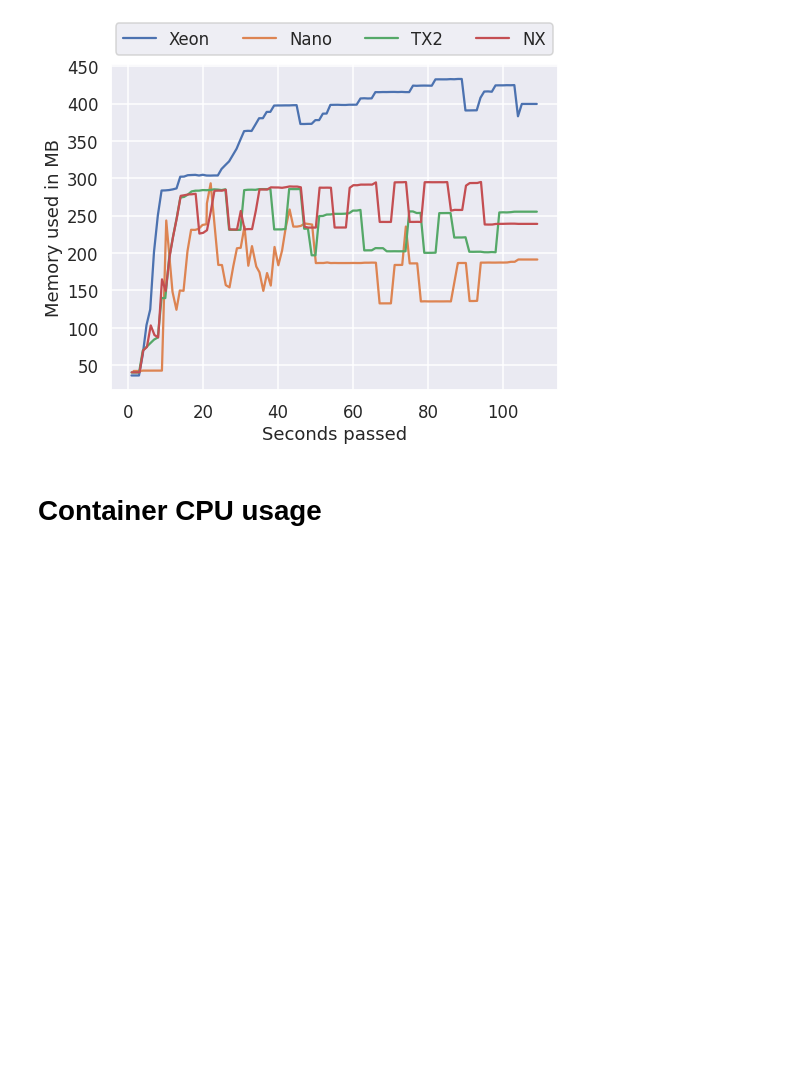
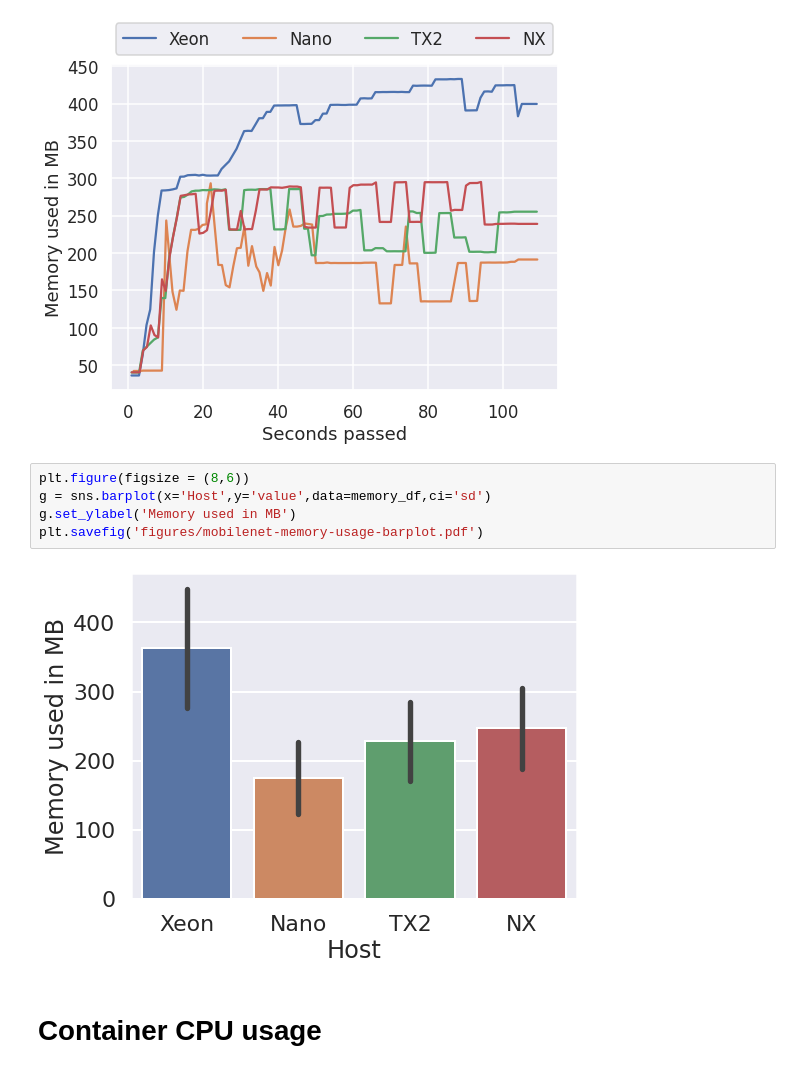
Before and after one commit to edgerun/galileo-experiments-tdis-2022, a Jupyter notebook: notebooks/Mobilenet Profiling Cross Device Analysis.ipynb, the cells around one changed output. Drawn from its saved outputs; the diff is of its cells as text; blank space fills up the shorter version.

```diff
--- a/notebooks/Mobilenet Profiling Cross Device Analysis.ipynb
+++ b/notebooks/Mobilenet Profiling Cross Device Analysis.ipynb
@@ -176,6 +178,13 @@ g.legend(loc='upper center', bbox_to_anchor=(0.5, 1.15),
 plt.savefig('figures/mobilenet-memory-usage.pdf')
 # %% [output]
 [figure]
+# %%
+plt.figure(figsize = (8,6))
+g = sns.barplot(x='Host',y='value',data=memory_df,ci='sd')
+g.set_ylabel('Memory used in MB')
+plt.savefig('figures/mobilenet-memory-usage-barplot.pdf')
+# %% [output]
+[figure, added]
 # %% [markdown]
 # Container CPU usage
 # %%
```
Also changed, not shown: parts of 11 cells of this notebook, 2 other files.
